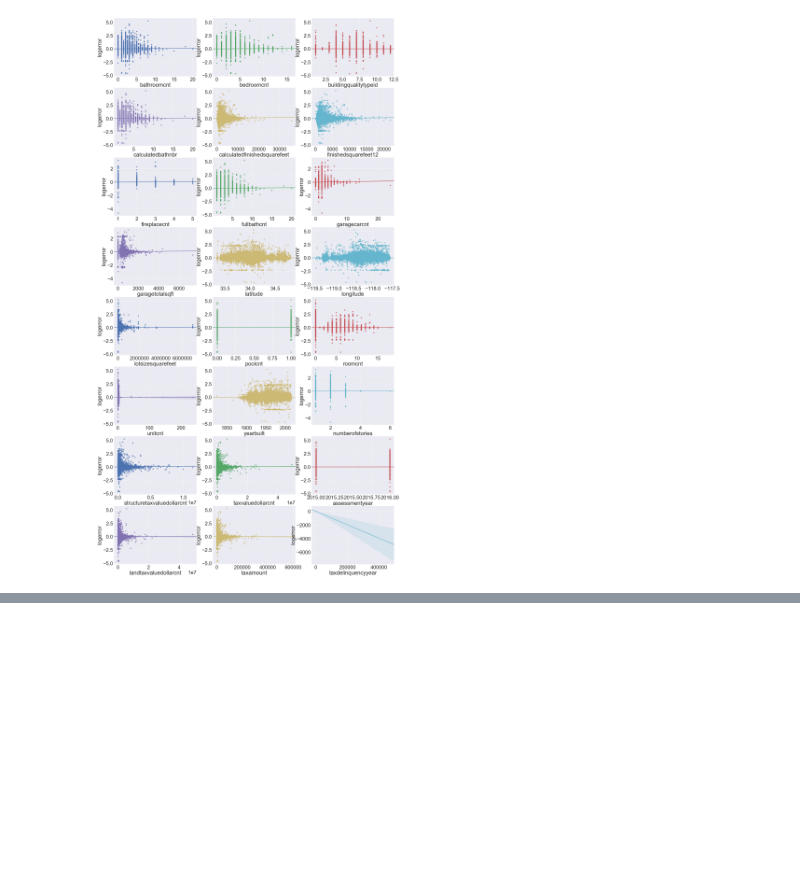
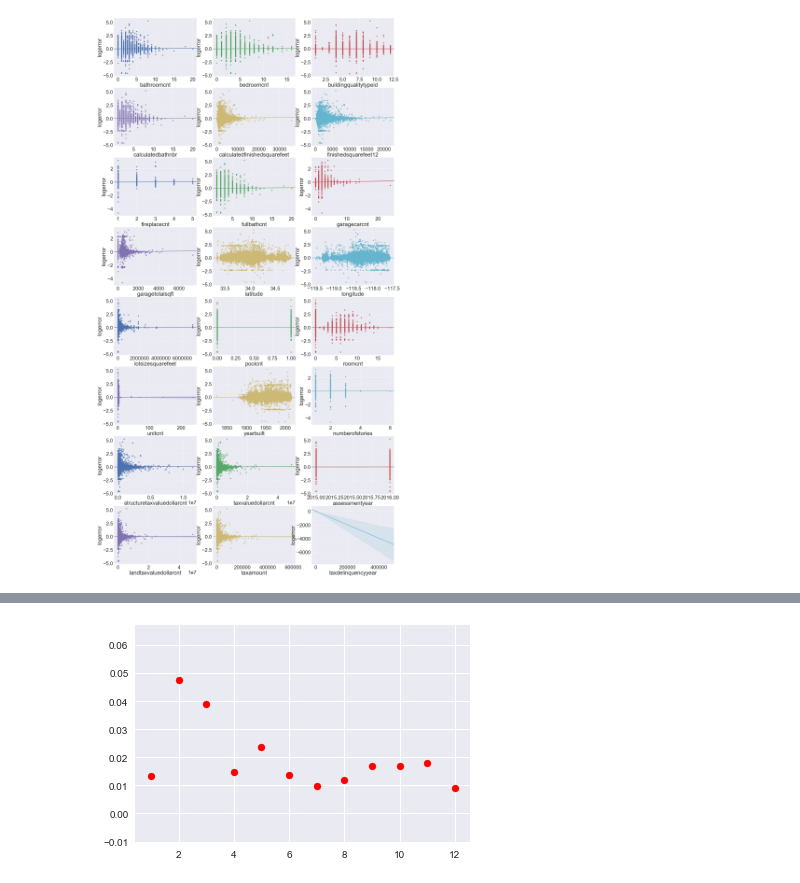
Before and after one commit to erstrong/INFO-7390-ADS-Fall-17-TeamNo., a Jupyter notebook: Mid-Term/Part1-EDA/Part 1 Exploratory Data Analysis.ipynb, the cells around one changed output, grey strips where cells are left out. Saved outputs shown, nothing was run; the diff lists cells and outputs as text; code cells hidden in the pictures; blank space fills up the shorter version.

```diff
--- a/Mid-Term/Part1-EDA/Part 1 Exploratory Data Analysis.ipynb
+++ b/Mid-Term/Part1-EDA/Part 1 Exploratory Data Analysis.ipynb
@@ -706,0 +715,6 @@ plt.show()
+# %%
+quality = df_total.groupby('buildingqualitytypeid')['logerror'].mean()
+plt.scatter(quality.index, quality, c="r")
+plt.show()
+# %% [output]
+[figure, added]
```
Also changed, not shown: parts of 14 cells of this notebook, 8 other files.
